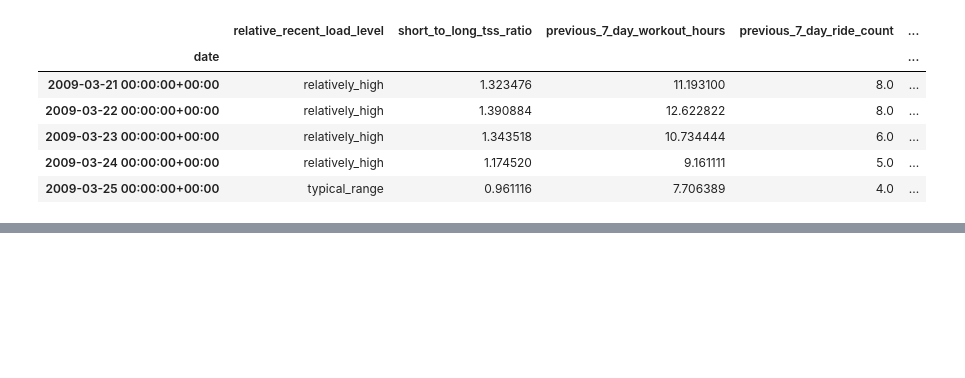
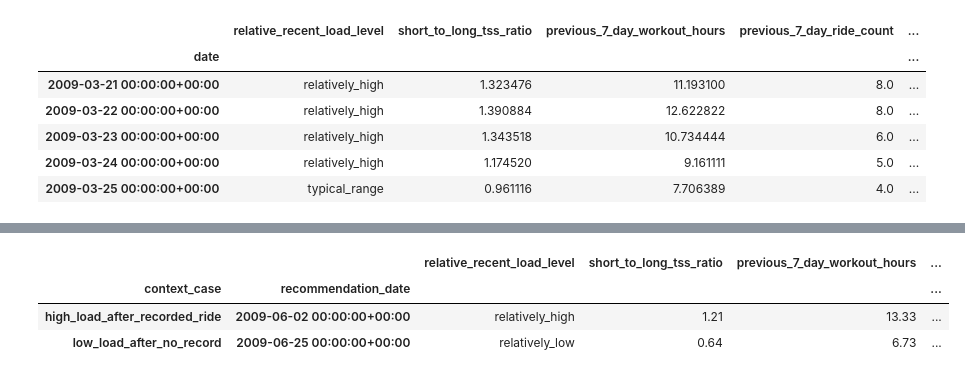
Before and after one commit to jhh0107gsc-hub/cycling, a Jupyter notebook: notebooks/03_recommendation_features.ipynb, the cells around one changed output, grey strips where cells are left out. Cells and saved outputs as stored; diff of their text form; code cells hidden in the pictures; blank space fills up the shorter version.

```diff
--- a/notebooks/03_recommendation_features.ipynb
+++ b/notebooks/03_recommendation_features.ipynb
@@ -658,0 +793,9 @@ recommendation_context_df.head()
+# %%
+context_case_comparison_df[
+    recommendation_context_columns
+].round(2)
+# %% [output]
+|  |  | relative_recent_load_level | short_to_long_tss_ratio | previous_7_day_workout_hours | ... |
+| context_case | recommendation_date |  |  |  | ... |
+| high_load_after_recorded_ride | 2009-06-02 00:00:00+00:00 | relatively_high | 1.21 | 13.33 | ... |
+| low_load_after_no_record | 2009-06-25 00:00:00+00:00 | relatively_low | 0.64 | 6.73 | ... |
```
Also changed, not shown: parts of 12 cells of this notebook.
